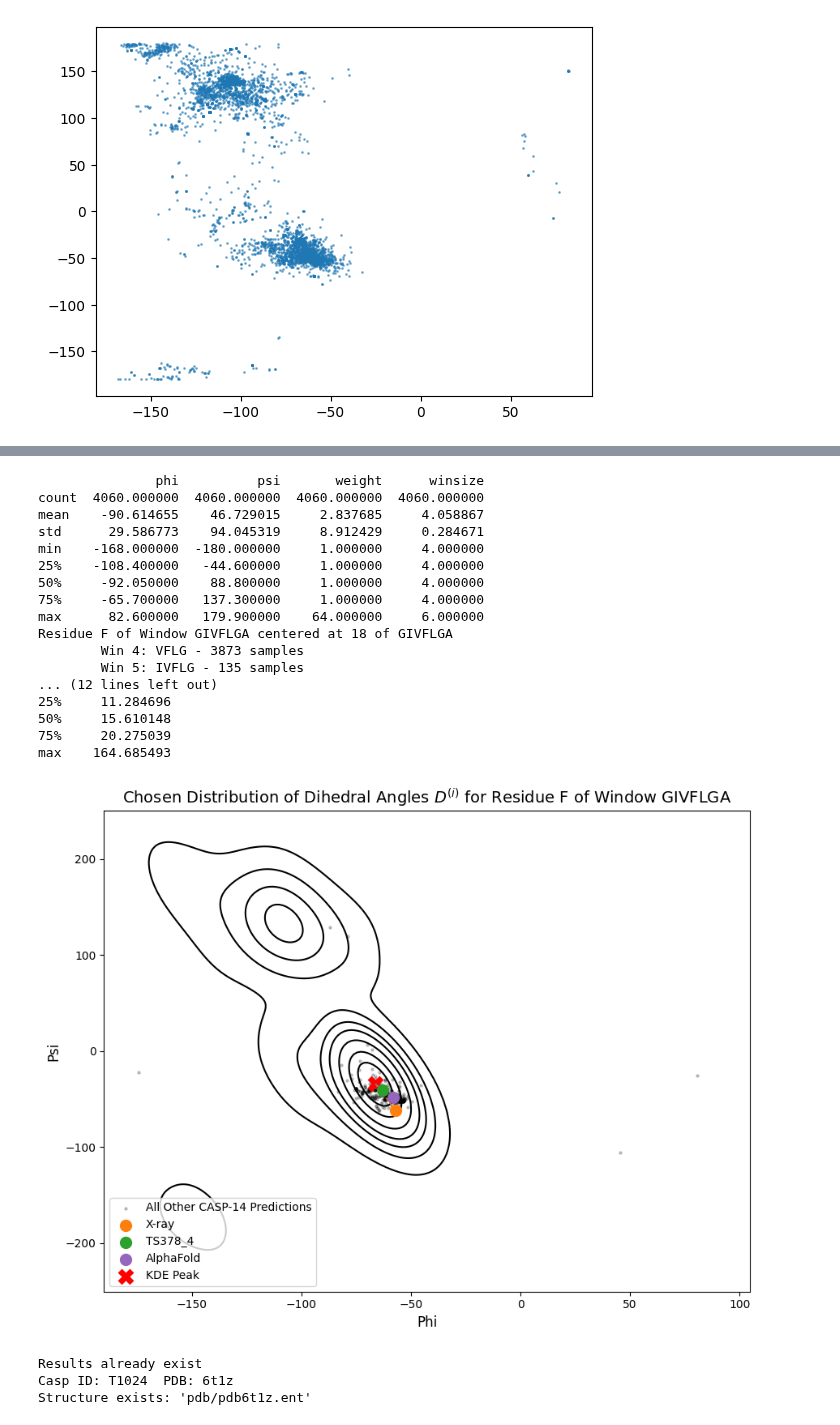
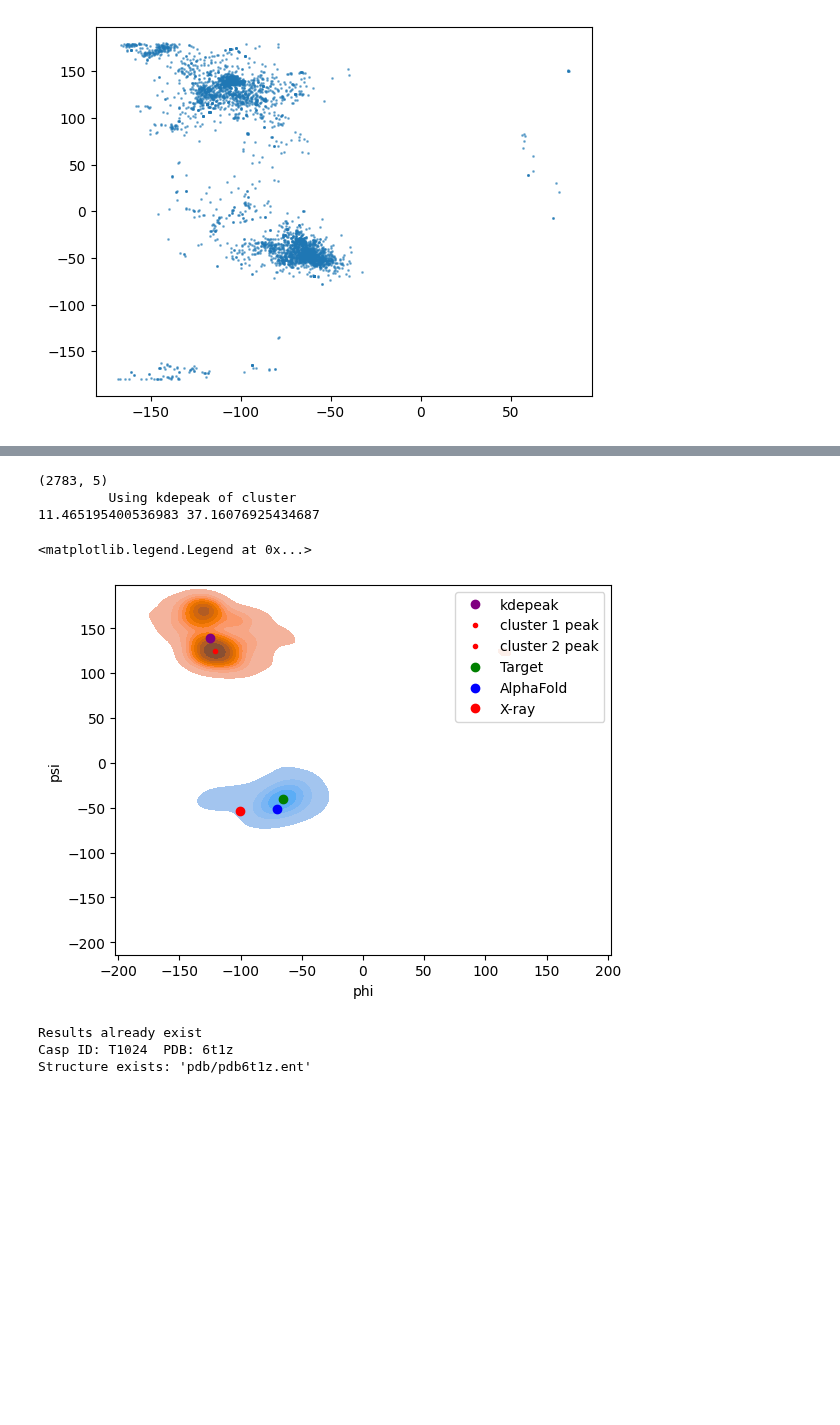
Before and after one commit to Musa-Azeem/protein-dihedral-visualization, a Jupyter notebook: 180_investigation.ipynb, the cells around one changed output, grey strips where cells are left out. Cells and saved outputs as stored; diff of their text form; code cells hidden in the pictures; blank space fills up the shorter version.

```diff
--- a/180_investigation.ipynb
+++ b/180_investigation.ipynb
@@ -77,24 +101,49 @@ plt.plot(kdepeak2['phi'], kdepeak2['psi'], 'o', markersize=10, color='red')
-# %%
-da.plot_da_for_seq(seq, pred_id=da.protein_ids[3])
-# %% [output]
-               phi          psi       weight      winsize
-count  4060.000000  4060.000000  4060.000000  4060.000000
-mean    -90.614655    46.729015     2.837685     4.058867
-std      29.586773    94.045319     8.912429     0.284671
-min    -168.000000  -180.000000     1.000000     4.000000
-25%    -108.400000   -44.600000     1.000000     4.000000
-50%     -92.050000    88.800000     1.000000     4.000000
-75%     -65.700000   137.300000     1.000000     4.000000
-max      82.600000   179.900000    64.000000     6.000000
-Residue F of Window GIVFLGA centered at 18 of GIVFLGA
-        Win 4: VFLG - 3873 samples
-        Win 5: IVFLG - 135 samples
-... (12 lines left out)
-25%     11.284696
-50%     15.610148
-75%     20.275039
-max    164.685493
-[figure, removed]
+# %%
+from sklearn.cluster import KMeans
+from lib.utils import find_kdepeak
+from lib.utils import calc_da_for_one, calc_da
+
+i = 24
+seq = da.seqs[i]
+phi_psi_dist = get_phi_psi_dist(da.queries, seq)[0]
+print(phi_psi_dist.shape)
+
+kmeans = KMeans(n_clusters=2)
+kmeans.fit(phi_psi_dist[['phi','psi']])
+phi_psi_dist['cluster'] = kmeans.labels_
+
+kdepeak = find_kdepeak(phi_psi_dist, None)
+kdepeak_c1 = find_kdepeak(phi_psi_dist[phi_psi_dist.cluster == 0], None)
+kdepeak_c2 = find_kdepeak(phi_psi_dist[phi_psi_dist.cluster == 1], None)
+
+af = da.phi_psi_predictions[(da.phi_psi_predictions.protein_id == da.alphafold_id) & (da.phi_psi_predictions.seq_ctxt == seq)][['phi', 'psi']].values[0]
+targets = np.array([kdepeak.values, kdepeak_c1.values, kdepeak_c2.values])
+dists = calc_da(af, targets)
+if dists.argmin() == 0:
+    print('\t Using kdepeak of entire distribution')
+else:
+    print(f'\t Using kdepeak of cluster')
+target = targets[dists.argmin()]
+
+af_da = calc_da_for_one(target, af)
+xray_da = calc_da_for_one(target, da.xray_phi_psi[da.xray_phi_psi.seq_ctxt == seq][['phi', 'psi']].values[0])
+
+print(af_da, xray_da)
+
+sns.kdeplot(data=phi_psi_dist, x='phi', y='psi', hue='cluster', weights='weight', fill=True)
+plt.plot(kdepeak['phi'], kdepeak['psi'], 'o', color='purple', label='kdepeak')
+plt.plot(kdepeak_c1['phi'], kdepeak_c1['psi'], '.', color='red', label='cluster 1 peak')
+plt.plot(kdepeak_c2['phi'], kdepeak_c2['psi'], '.', color='red', label='cluster 2 peak')
+plt.plot(target[0], target[1], 'o', color='green', label='Target')
+plt.plot(af[0], af[1], 'o', color='blue', label='AlphaFold')
+plt.plot(da.xray_phi_psi[da.xray_phi_psi.seq_ctxt == seq][['phi', 'psi']].values[0][0], da.xray_phi_psi[da.xray_phi_psi.seq_ctxt == seq][['phi', 'psi']].values[0][1], 'o', color='red', label='X-ray')
+plt.legend()
+# %% [output]
+(2783, 5)
+         Using kdepeak of cluster
+11.465195400536983 37.16076925434687
+<matplotlib.legend.Legend at 0x...>
+[figure, added]
 # %%
 # f_hat = (1/n) * \sigma_{i=1}^{n} K_h(x - x_i)
 # K_h(x) = 1/h * K(x/h)
```
Also changed, not shown: parts of 8 cells of this notebook, 4 other files.
